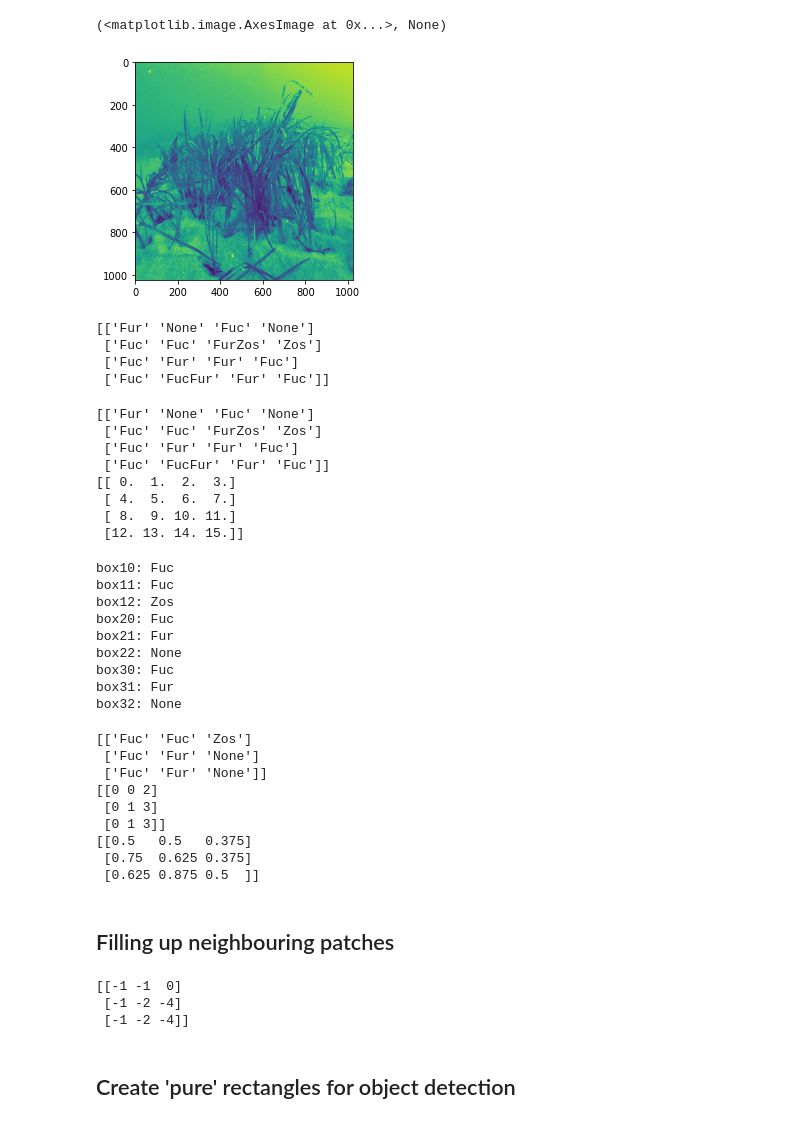
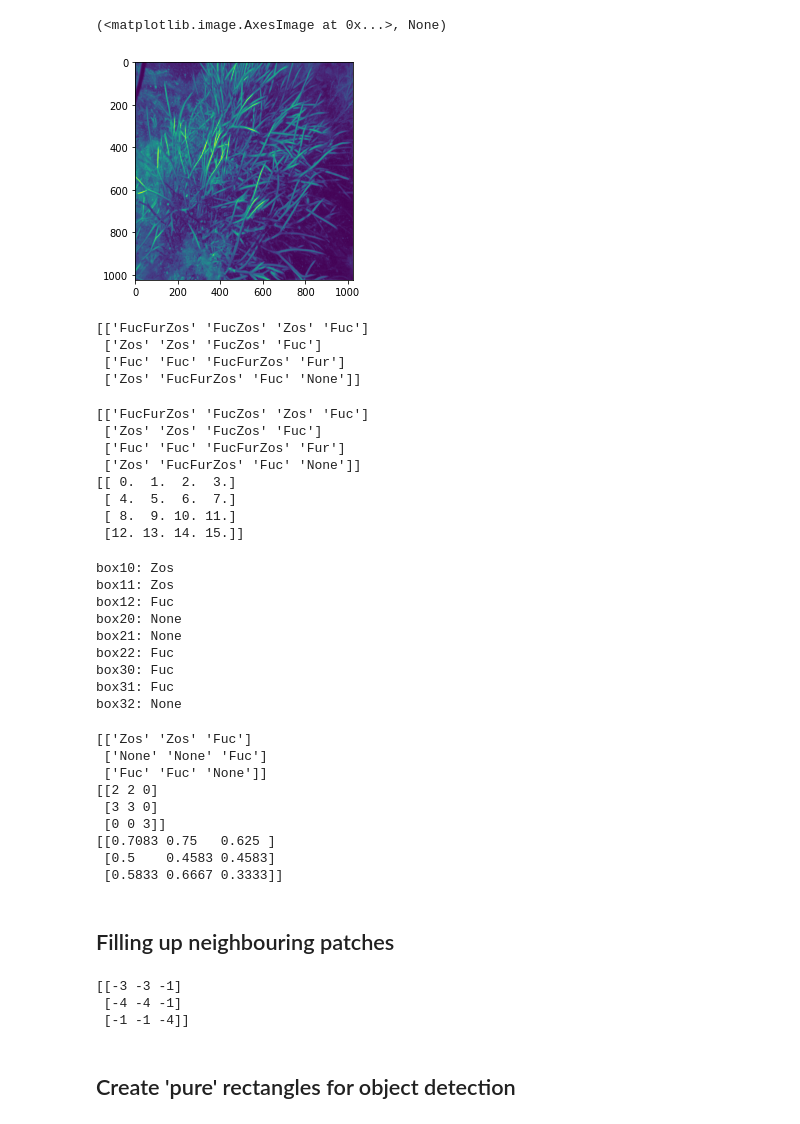
Before and after one commit to JavierGalindos/CV-BalticSea-FeatureDescriptors-Detectron2, a Jupyter notebook: orb_playground.ipynb, the cells around one changed output. Saved outputs shown, nothing was run; the diff lists cells and outputs as text; code cells hidden in the pictures.

```diff
--- a/orb_playground.ipynb
+++ b/orb_playground.ipynb
@@ -46,8 +46,8 @@ import os
 
 #query_img_bw = cv2.imread('Etalons/Fucus/etalon_fucus_5.png',0)
 #train_img_bw = cv2.imread('Processed images/Fucus/Fucus_24.jpg',0)
-train_img_bw = cv2.imread('Processed images/Zostera marina/zostera_marina_26.jpg',0)
-#train_img_bw = cv2.imread('Processed images/Furcellaria lumbricalis/furcellaria_lumbricalis_2.jpg',0)
+#train_img_bw = cv2.imread('Processed images/Zostera marina/zostera_marina_26.jpg',0)
+train_img_bw = cv2.imread('Processed images/Furcellaria lumbricalis/furcellaria_lumbricalis_2.jpg',0)
 #train_img_bw = cv2.imread('Processed images/Fucus/Fucus_7.jpg',0)
 
 plt.imshow(train_img_bw),plt.show()
@@ -115,38 +115,38 @@ for x_coord in range(0, train_img_bw.shape[0], step):
 
                 # draw the matches to the final image
                 # containing both the images the drawMatches()
                 # function takes both images and keypoints
                 # and outputs the matched query image with
                 # its train image
                 # final_img = cv2.drawMatchesKnn(query_img_bw, queryKeypoints,
                 # img_patch, trainKeypoints, matches[:50],None)
                 good = [[m] for m, n in matches if m.distance < lowe_ratio*n.distance]
                 # img3 = cv2.drawMatchesKnn(query_img_bw,queryKeypoints,img_patch,trainKeypoints,good, None, flags=2)
                 max_goodies += len(good)
 
             class_for_patch.append(max_goodies)
         #print((class_for_patch))
         if np.max(class_for_patch) > good_match_thresh:
             #deal with multiple maxima at one point
             m = [i for i,j in enumerate(class_for_patch) if j==np.max(class_for_patch)]
 
             pred_patch_class = ''
             for i in m:
                 pred_patch_class += classes[i]
 
         else:
             pred_patch_class = 'None'
 
         #print(pred_patch_class)
         grid_class[int(begin_x/step),int(begin_y/step)] = pred_patch_class
 
 print(grid_class)
 # %% [output]
-[figure, old version]
+[figure, new version]
-[['Fur' 'None' 'Fuc' 'None']
- ['Fuc' 'Fuc' 'FurZos' 'Zos']
- ['Fuc' 'Fur' 'Fur' 'Fuc']
- ['Fuc' 'FucFur' 'Fur' 'Fuc']]
+[['FucFurZos' 'FucZos' 'Zos' 'Fuc']
+ ['Zos' 'Zos' 'FucZos' 'Fuc']
+ ['Fuc' 'Fuc' 'FucFurZos' 'Fur']
+ ['Zos' 'FucFurZos' 'Fuc' 'None']]
 # %%
 print(grid_class)
 
@@ -163,10 +163,10 @@ for i in range(grid_per_side):
         nr +=1
 print(numerical_grid)
 # %% [output]
-[['Fur' 'None' 'Fuc' 'None']
- ['Fuc' 'Fuc' 'FurZos' 'Zos']
- ['Fuc' 'Fur' 'Fur' 'Fuc']
- ['Fuc' 'FucFur' 'Fur' 'Fuc']]
+[['FucFurZos' 'FucZos' 'Zos' 'Fuc']
+ ['Zos' 'Zos' 'FucZos' 'Fuc']
+ ['Fuc' 'Fuc' 'FucFurZos' 'Fur']
+ ['Zos' 'FucFurZos' 'Fuc' 'None']]
 [[ 0.  1.  2.  3.]
  [ 4.  5.  6.  7.]
  [ 8.  9. 10. 11.]
@@ -238,14 +238,14 @@ for box in all_windows:
     print('%s: %s' %(windows_names[i], best_class[i]))
     i+=1
 # %% [output]
-box10: Fuc
-box11: Fuc
-box12: Zos
-box20: Fuc
-box21: Fur
-box22: None
+box10: Zos
+box11: Zos
+box12: Fuc
+box20: None
+box21: None
+box22: Fuc
 box30: Fuc
-box31: Fur
+box31: Fuc
 box32: None
 # %%
 best_class = best_class.reshape((3,3))
@@ -255,15 +255,15 @@ print(best_class)
 print(best_class_num)
 print(best_class_conf)
 # %% [output]
-[['Fuc' 'Fuc' 'Zos']
- ['Fuc' 'Fur' 'None']
- ['Fuc' 'Fur' 'None']]
-[[0 0 2]
- [0 1 3]
- [0 1 3]]
-[[0.5   0.5   0.375]
- [0.75  0.625 0.375]
- [0.625 0.875 0.5  ]]
+[['Zos' 'Zos' 'Fuc']
+ ['None' 'None' 'Fuc']
+ ['Fuc' 'Fuc' 'None']]
+[[2 2 0]
+ [3 3 0]
+ [0 0 3]]
+[[0.7083 0.75   0.625 ]
+ [0.5    0.4583 0.4583]
+ [0.5833 0.6667 0.3333]]
 # %% [markdown]
 ## Filling up neighbouring patches
 # %%
@@ -296,9 +296,9 @@ for index in all_indeces:
 
 print(coordinates)
 # %% [output]
-[[-1 -1  0]
- [-1 -2 -4]
- [-1 -2 -4]]
+[[-3 -3 -1]
+ [-4 -4 -1]
+ [-1 -1 -4]]
 # %% [markdown]
 ## Create 'pure' rectangles for object detection
 # %%
```
Also changed, not shown: parts of 2 cells of this notebook.
